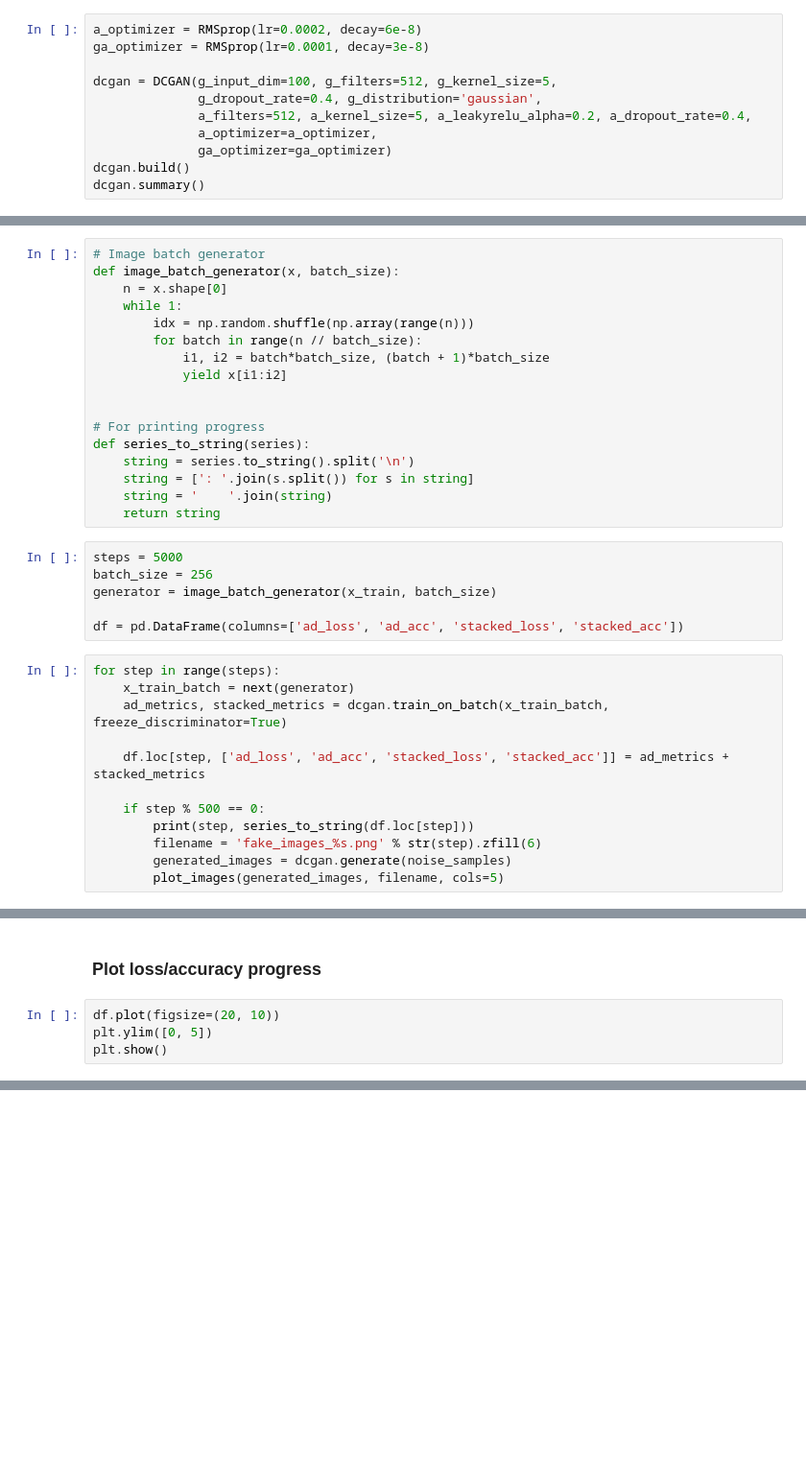
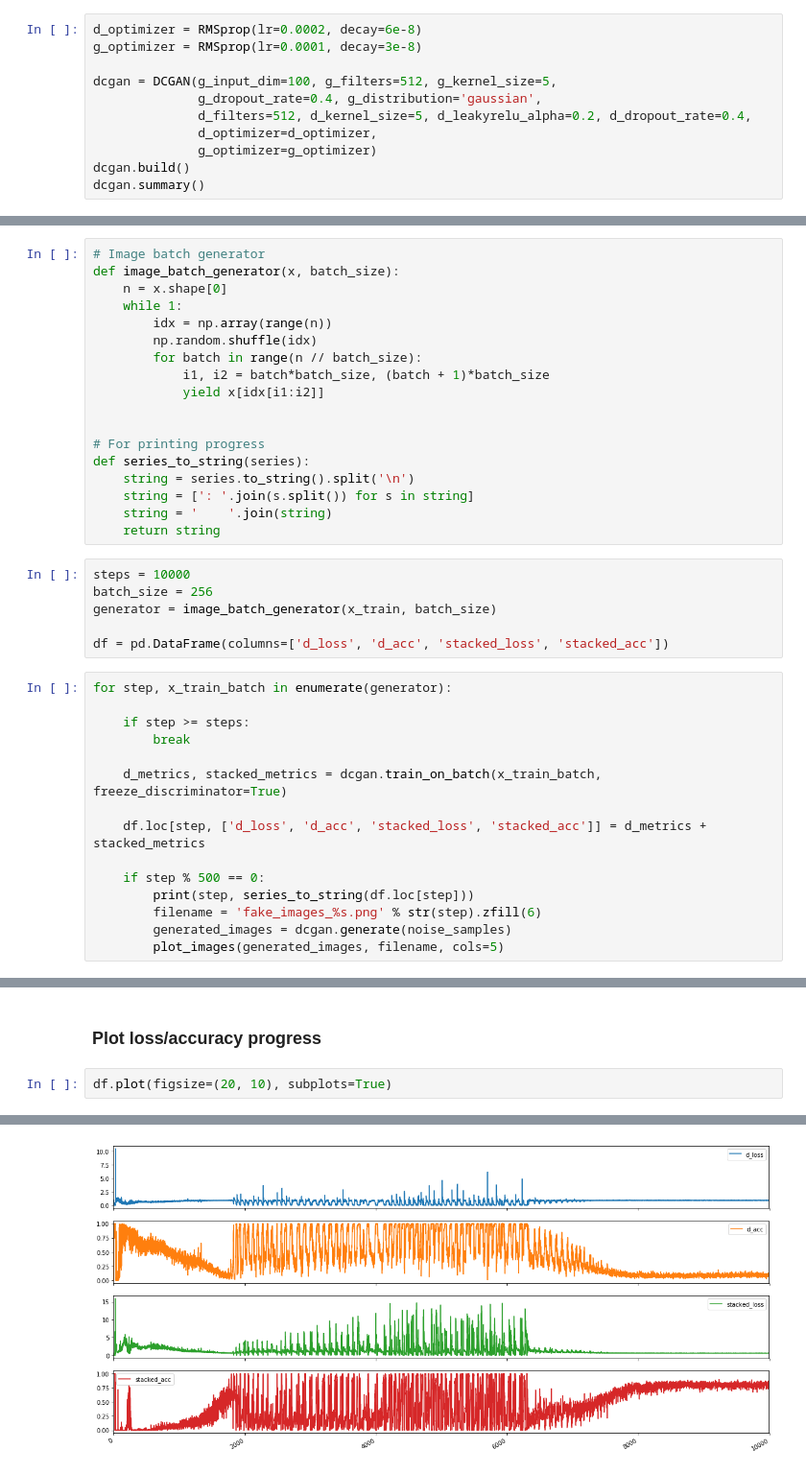
Before and after one commit to alegonz/KerasDCGAN, a Jupyter notebook: notebooks/main_ETL6_katakana.ipynb, the cells around one changed output, grey strips where cells are left out. Shown at 96% size. Drawn from its saved outputs; the diff is of its cells as text; blank space fills up the shorter version.

Commit message:
Fixed bug in image generator.

```diff
--- a/notebooks/main_ETL6_katakana.ipynb
+++ b/notebooks/main_ETL6_katakana.ipynb
@@ -31,13 +33,13 @@ x_train = x_all[katakana_idx]
 # %% [markdown]
 ### Build DCGAN model
 # %%
-a_optimizer = RMSprop(lr=0.0002, decay=6e-8)
-ga_optimizer = RMSprop(lr=0.0001, decay=3e-8)
+d_optimizer = RMSprop(lr=0.0002, decay=6e-8)
+g_optimizer = RMSprop(lr=0.0001, decay=3e-8)
 
 dcgan = DCGAN(g_input_dim=100, g_filters=512, g_kernel_size=5,
               g_dropout_rate=0.4, g_distribution='gaussian',
-              a_filters=512, a_kernel_size=5, a_leakyrelu_alpha=0.2, a_dropout_rate=0.4,
-              a_optimizer=a_optimizer,
-              ga_optimizer=ga_optimizer)
+              d_filters=512, d_kernel_size=5, d_leakyrelu_alpha=0.2, d_dropout_rate=0.4,
+              d_optimizer=d_optimizer,
+              g_optimizer=g_optimizer)
 dcgan.build()
 dcgan.summary()
@@ -54,10 +74,11 @@ noise_samples = dcgan.generate_noise(25)
 def image_batch_generator(x, batch_size):
     n = x.shape[0]
     while 1:
-        idx = np.random.shuffle(np.array(range(n)))
+        idx = np.array(range(n))
+        np.random.shuffle(idx)
         for batch in range(n // batch_size):
             i1, i2 = batch*batch_size, (batch + 1)*batch_size
-            yield x[i1:i2]
+            yield x[idx[i1:i2]]
 
 
 # For printing progress
@@ -67,17 +88,20 @@ def series_to_string(series):
     string = '    '.join(string)
     return string
 # %%
-steps = 5000
+steps = 10000
 batch_size = 256
 generator = image_batch_generator(x_train, batch_size)
 
-df = pd.DataFrame(columns=['ad_loss', 'ad_acc', 'stacked_loss', 'stacked_acc'])
+df = pd.DataFrame(columns=['d_loss', 'd_acc', 'stacked_loss', 'stacked_acc'])
 # %%
-for step in range(steps):
-    x_train_batch = next(generator)
-    ad_metrics, stacked_metrics = dcgan.train_on_batch(x_train_batch, freeze_discriminator=True)
+for step, x_train_batch in enumerate(generator):
 
-    df.loc[step, ['ad_loss', 'ad_acc', 'stacked_loss', 'stacked_acc']] = ad_metrics + stacked_metrics
+    if step >= steps:
+        break
+
+    d_metrics, stacked_metrics = dcgan.train_on_batch(x_train_batch, freeze_discriminator=True)
+
+    df.loc[step, ['d_loss', 'd_acc', 'stacked_loss', 'stacked_acc']] = d_metrics + stacked_metrics
 
     if step % 500 == 0:
         print(step, series_to_string(df.loc[step]))
@@ -92,6 +139,5 @@ plot_images(generated_images, cols=5)
 # %% [markdown]
 ### Plot loss/accuracy progress
 # %%
-df.plot(figsize=(20, 10))
-plt.ylim([0, 5])
-plt.show()
+df.plot(figsize=(20, 10), subplots=True)
+# %% [output]
@@ -97,0 +148 @@ plt.show()
+[figure, added]
```
Also changed, not shown: parts of 5 cells of this notebook.
